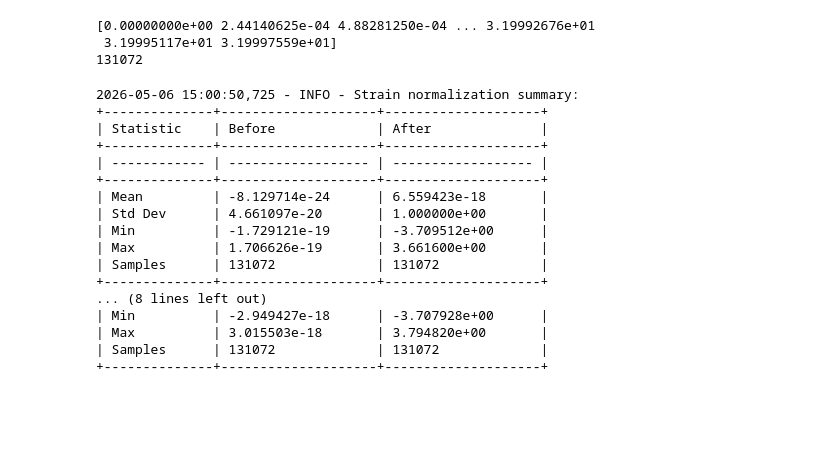
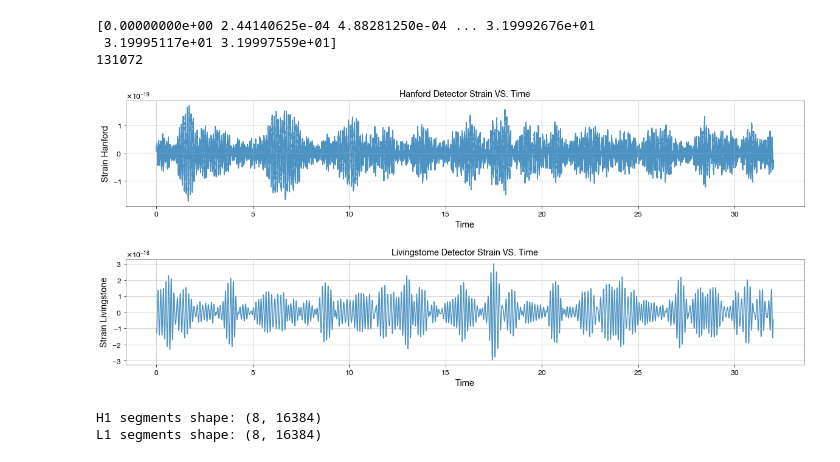
Before and after one commit to alilordifar/gravitational-wave-ml-pipeline, a Jupyter notebook: notebooks/LIGO.ipynb, the cells around one changed output. Drawn from its saved outputs; the diff is of its cells as text; code cells hidden in the pictures; blank space fills up the shorter version.

Commit message:
utils and signal processing

```diff
--- a/notebooks/LIGO.ipynb
+++ b/notebooks/LIGO.ipynb
@@ -42,33 +57,49 @@ strain_l = load_hdf5_strain(files[1])
 # %%
-# Sampling rate
-fs = 4096
+sample_rate = 4096
 # Time
-t = np.arange(len(strain_h)) / fs
-print(t)
-print(len(t))
+time = np.arange(len(strain_h)) / sample_rate
+print(time)
+print(len(time))
 # %% [output]
 [0.00000000e+00 2.44140625e-04 4.88281250e-04 ... 3.19992676e+01
  3.19995117e+01 3.19997559e+01]
 131072
 # %%
 # Big z-scores = unusual → possible signal/event
-strain_h_norm = normalize_strain(strain_h)
-strain_l_norm = normalize_strain(strain_l)
+#strain_h_norm = normalize_strain(strain_h)
+#strain_l_norm = normalize_strain(strain_l)
-# %% [output]
-2026-05-06 15:00:50,725 - INFO - Strain normalization summary:
-+--------------+--------------------+--------------------+
-| Statistic    | Before             | After              |
-+--------------+--------------------+--------------------+
-| ------------ | ------------------ | ------------------ |
-+--------------+--------------------+--------------------+
-| Mean         | -8.129714e-24      | 6.559423e-18       |
-| Std Dev      | 4.661097e-20       | 1.000000e+00       |
-| Min          | -1.729121e-19      | -3.709512e+00      |
-| Max          | 1.706626e-19       | 3.661600e+00       |
-| Samples      | 131072             | 131072             |
-+--------------+--------------------+--------------------+
-... (8 lines left out)
-| Min          | -2.949427e-18      | -3.707928e+00      |
-| Max          | 3.015503e-18       | 3.794820e+00       |
-| Samples      | 131072             | 131072             |
-+--------------+--------------------+--------------------+
+# %%
+fig, axes = plt.subplots(nrows=2, ncols=1, figsize=(20, 8))
+
+# Hanford Strain VS Time
+axes[0].plot(time, strain_h, label="H1", alpha=0.8)
+axes[0].set_title("Hanford Detector Strain VS. Time")
+axes[0].set_xlabel("Time")
+axes[0].set_ylabel("Strain Hanford")
+
+# Livingstone Strain VS Time
+axes[1].plot(time, strain_l, label="L1", alpha=0.8)
+axes[1].set_title("Livingstome Detector Strain VS. Time")
+axes[1].set_xlabel("Time")
+axes[1].set_ylabel("Strain Livingstone")
+
+fig.subplots_adjust(left=None,
+    bottom=None,
+    right=None,
+    top=None,
+    wspace=0.1,
+    hspace=0.5,)
+# %% [output]
+[figure, added]
+# %%
+window_size = 4  # seconds
+sample_rate = 4096
+
+h1_segments = segment_signal(strain_h, window_size, sample_rate)
+l1_segments = segment_signal(strain_l, window_size, sample_rate)
+
+print("H1 segments shape:", h1_segments.shape)
+print("L1 segments shape:", l1_segments.shape)
+# %% [output]
+H1 segments shape: (8, 16384)
+L1 segments shape: (8, 16384)
```
Also changed, not shown: parts of 13 cells of this notebook, 3 other files.
